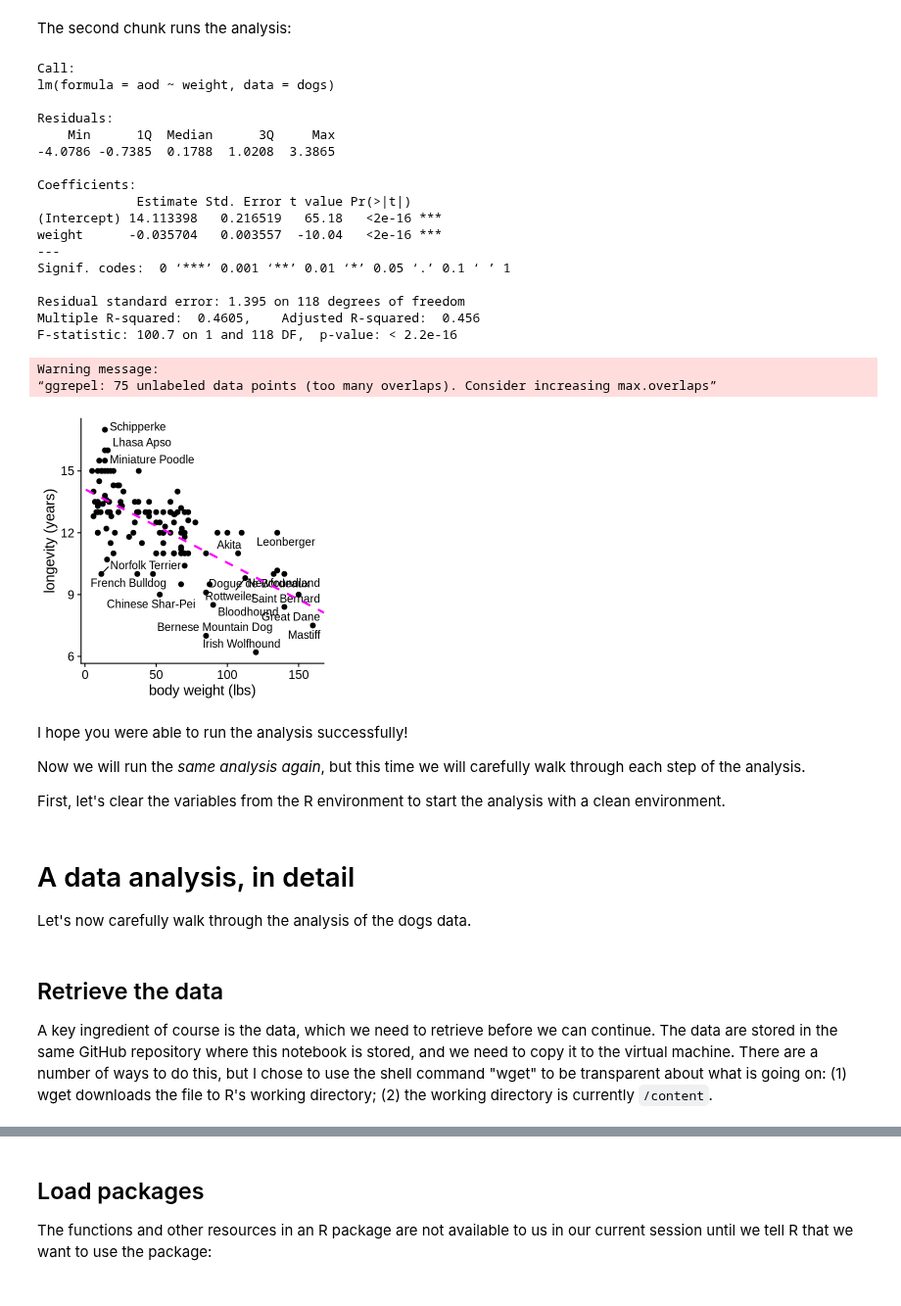
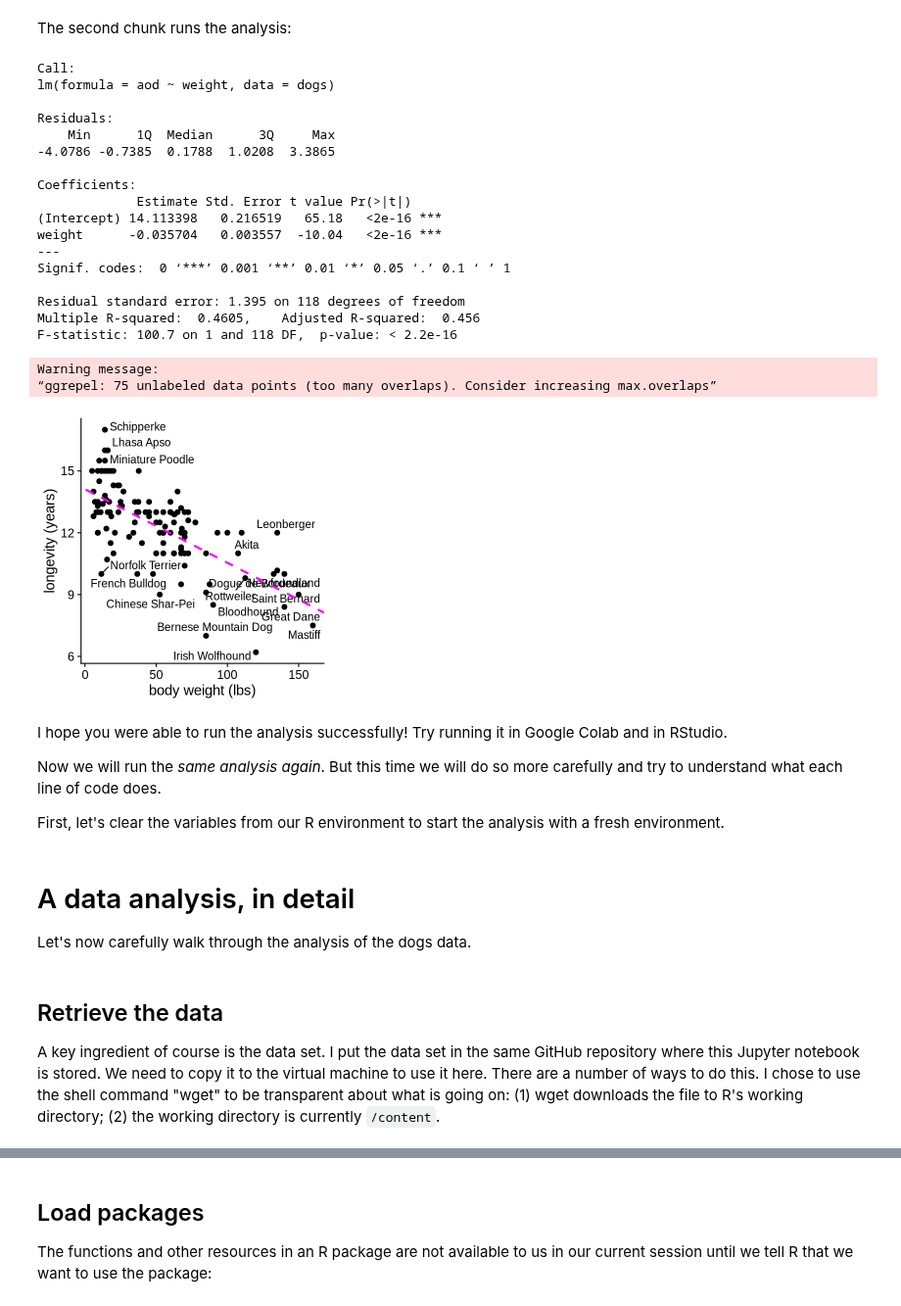
Before and after one commit to pcarbo/qBio9_stuff, a Jupyter notebook: basic_computing_qbio9.ipynb, the cells around one changed output, grey strips where cells are left out. Shown at 98% size. Drawn from its saved outputs; the diff is of its cells as text; code cells hidden in the pictures.

Commit message:
Revising the analyses of the dogs data.

```diff
--- a/basic_computing_qbio9.ipynb
+++ b/basic_computing_qbio9.ipynb
@@ -136,41 +135,41 @@ summary(fit)
 a <- coef(fit)["weight"]
 b <- coef(fit)["(Intercept)"]
 options(repr.plot.width = 4,repr.plot.height = 4,repr.plot.res = 150)
-p <- ggplot(dogs,aes_string(x = "weight",y = "aod",label = "breed")) +
+p <- ggplot(dogs,aes(x = weight,y = aod,label = breed)) +
   geom_point(size = 2) +
   geom_text_repel() +
   geom_abline(slope = a,intercept = b,col = "magenta",
               linewidth = 1,linetype = "dashed") +
   labs(x = "body weight (lbs)",y = "longevity (years)") +
   theme_cowplot()
 p
 # %% [output]
 Call:
 lm(formula = aod ~ weight, data = dogs)
 
 Residuals:
     Min      1Q  Median      3Q     Max
 -4.0786 -0.7385  0.1788  1.0208  3.3865
 
 Coefficients:
              Estimate Std. Error t value Pr(>|t|)
 (Intercept) 14.113398   0.216519   65.18   <2e-16 ***
 weight      -0.035704   0.003557  -10.04   <2e-16 ***
 ---
 Signif. codes:  0 ‘***’ 0.001 ‘**’ 0.01 ‘*’ 0.05 ‘.’ 0.1 ‘ ’ 1
 
 Residual standard error: 1.395 on 118 degrees of freedom
 Multiple R-squared:  0.4605,    Adjusted R-squared:  0.456
 F-statistic: 100.7 on 1 and 118 DF,  p-value: < 2.2e-16
 Warning message:
 “ggrepel: 75 unlabeled data points (too many overlaps). Consider increasing max.overlaps”
-[figure, old version]
+[figure, new version]
 # %% [markdown]
-I hope you were able to run the analysis successfully!
+I hope you were able to run the analysis successfully! Try running it in Google Colab and in RStudio.
 
-Now we will run the *same analysis again*, but this time we will carefully walk through each step of the analysis.
+Now we will run the *same analysis again*. But this time we will do so more carefully and try to understand what each line of code does.
 
-First, let's clear the variables from the R environment to start the analysis with a clean environment.
+First, let's clear the variables from our R environment to start the analysis with a fresh environment.
 # %%
 rm(list = ls())
 # %% [markdown]
@@ -182,7 +181,7 @@ Let's now carefully walk through the analysis of the dogs data.
 Retrieve the data
 -----------------
 
-A key ingredient of course is the data, which we need to retrieve before we can continue. The data are stored in the same GitHub repository where this notebook is stored, and we need to copy it to the virtual machine. There are a number of ways to do this, but I chose to use the shell command "wget" to be transparent about what is going on: (1) wget downloads the file to R's working directory; (2) the working directory is currently `/content`.
+A key ingredient of course is the data set. I put the data set in the same GitHub repository where this Jupyter notebook is stored. We need to copy it to the virtual machine to use it here. There are a number of ways to do this. I chose to use the shell command "wget" to be transparent about what is going on: (1) wget downloads the file to R's working directory; (2) the working directory is currently `/content`.
 # %%
 getwd()
 system("wget https://raw.githubusercontent.com/pcarbo/qBio9_stuff/main/dogs.csv")
```
Also changed, not shown: parts of 15 cells of this notebook.
